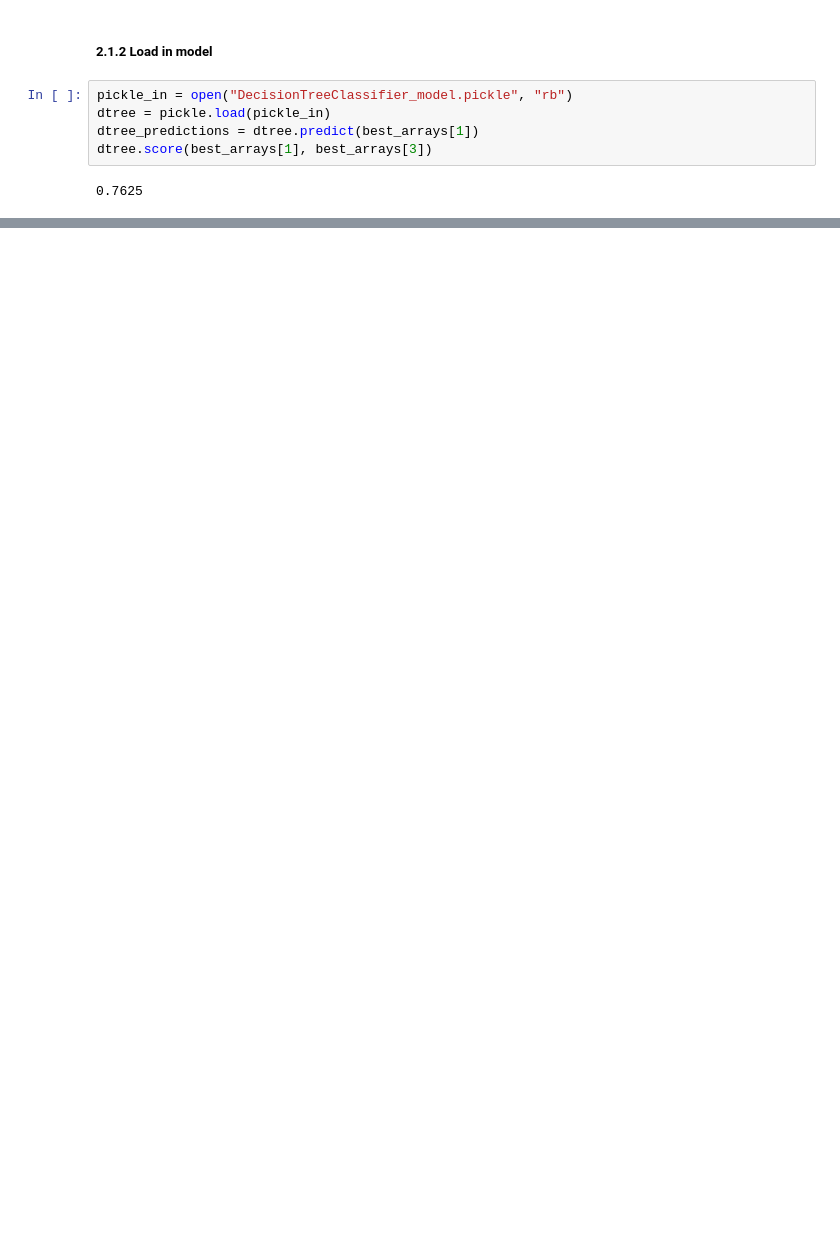
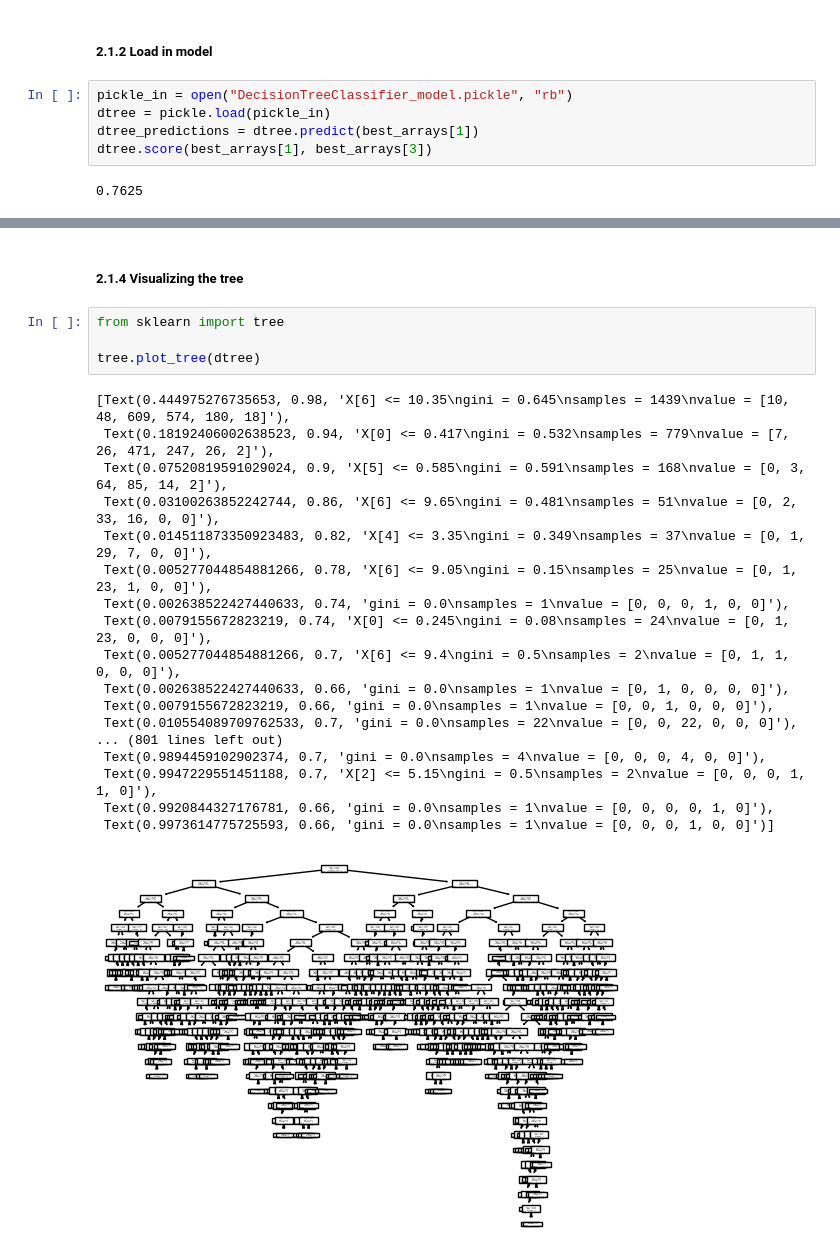
Before and after one commit to dizzydwarfus/Personal_Projects, a Jupyter notebook: winequality/winequality.ipynb, the cells around one changed output, grey strips where cells are left out. Drawn from its saved outputs; the diff is of its cells as text; blank space fills up the shorter version.

```diff
--- a/winequality/winequality.ipynb
+++ b/winequality/winequality.ipynb
@@ -296,0 +314,25 @@ accuracy
+# %% [markdown]
+##### 2.1.4 Visualizing the tree
+# %%
+from sklearn import tree
+
+tree.plot_tree(dtree)
+# %% [output]
+[Text(0.444975276735653, 0.98, 'X[6] <= 10.35\ngini = 0.645\nsamples = 1439\nvalue = [10, 48, 609, 574, 180, 18]'),
+ Text(0.18192406002638523, 0.94, 'X[0] <= 0.417\ngini = 0.532\nsamples = 779\nvalue = [7, 26, 471, 247, 26, 2]'),
+ Text(0.07520819591029024, 0.9, 'X[5] <= 0.585\ngini = 0.591\nsamples = 168\nvalue = [0, 3, 64, 85, 14, 2]'),
+ Text(0.03100263852242744, 0.86, 'X[6] <= 9.65\ngini = 0.481\nsamples = 51\nvalue = [0, 2, 33, 16, 0, 0]'),
+ Text(0.014511873350923483, 0.82, 'X[4] <= 3.35\ngini = 0.349\nsamples = 37\nvalue = [0, 1, 29, 7, 0, 0]'),
+ Text(0.005277044854881266, 0.78, 'X[6] <= 9.05\ngini = 0.15\nsamples = 25\nvalue = [0, 1, 23, 1, 0, 0]'),
+ Text(0.002638522427440633, 0.74, 'gini = 0.0\nsamples = 1\nvalue = [0, 0, 0, 1, 0, 0]'),
+ Text(0.0079155672823219, 0.74, 'X[0] <= 0.245\ngini = 0.08\nsamples = 24\nvalue = [0, 1, 23, 0, 0, 0]'),
+ Text(0.005277044854881266, 0.7, 'X[6] <= 9.4\ngini = 0.5\nsamples = 2\nvalue = [0, 1, 1, 0, 0, 0]'),
+ Text(0.002638522427440633, 0.66, 'gini = 0.0\nsamples = 1\nvalue = [0, 1, 0, 0, 0, 0]'),
+ Text(0.0079155672823219, 0.66, 'gini = 0.0\nsamples = 1\nvalue = [0, 0, 1, 0, 0, 0]'),
+ Text(0.010554089709762533, 0.7, 'gini = 0.0\nsamples = 22\nvalue = [0, 0, 22, 0, 0, 0]'),
+... (801 lines left out)
+ Text(0.9894459102902374, 0.7, 'gini = 0.0\nsamples = 4\nvalue = [0, 0, 0, 4, 0, 0]'),
+ Text(0.9947229551451188, 0.7, 'X[2] <= 5.15\ngini = 0.5\nsamples = 2\nvalue = [0, 0, 0, 1, 1, 0]'),
+ Text(0.9920844327176781, 0.66, 'gini = 0.0\nsamples = 1\nvalue = [0, 0, 0, 0, 1, 0]'),
+ Text(0.9973614775725593, 0.66, 'gini = 0.0\nsamples = 1\nvalue = [0, 0, 0, 1, 0, 0]')]
+[figure, added]
```
Also changed, not shown: parts of 3 cells of this notebook, 1 other file.
